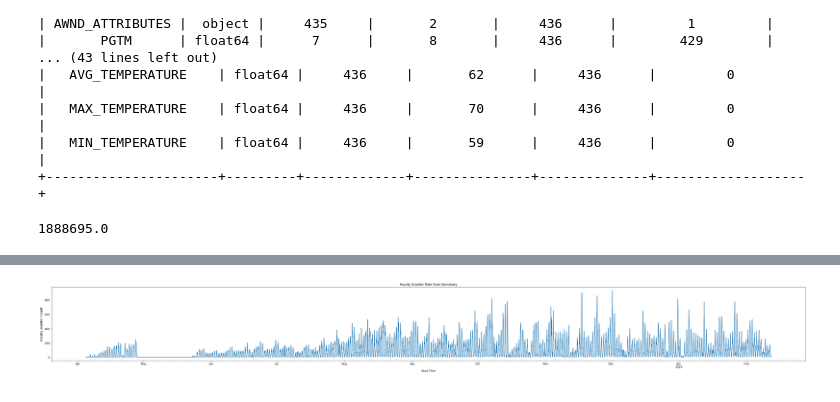
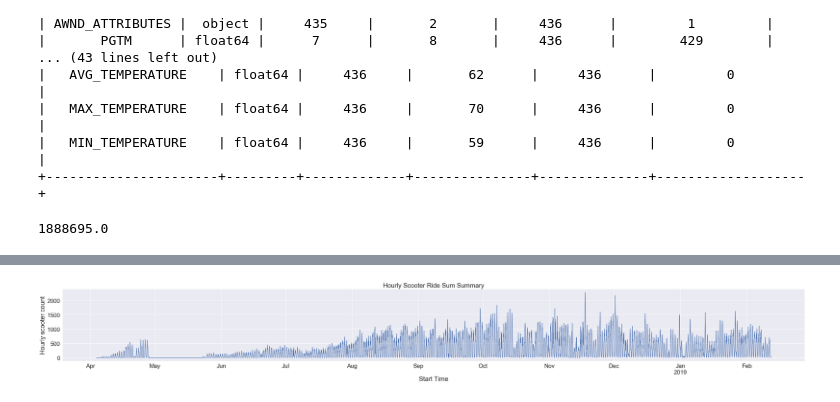
Before and after one commit to sameerabalay/Dockless_Mobility, a Jupyter notebook: src/Whole_Data_Set/Plots.ipynb, the cells around one changed output, grey strips where cells are left out. Saved outputs shown, nothing was run; the diff lists cells and outputs as text; code cells hidden in the pictures.

Commit message:
Added Plots and SARIMA model

```diff
--- a/src/Whole_Data_Set/Plots.ipynb
+++ b/src/Whole_Data_Set/Plots.ipynb
@@ -50,6 +50,7 @@ from sklearn.tree import DecisionTreeRegressor
 
 flatui = ["#5684A0", "#3498db","#9b59b6","#2ecc71" ,"#C93551", "#7EC581", "#D69CC2", "#BEC45F","#FCC38E", "#ED8A4C", "#997474","#8B878D"]
 sns.set_palette(flatui)
+sns.set(font_scale = 2)
 
 from scipy import signal
 from scipy import stats
@@ -154,5 +154,5 @@ plt.show()
 # %%
-
+sns.set(font_scale = 2)
 dd = pd.DataFrame({'trip_distance':trip_distance_value_count.index, 'count':trip_distance_value_count.values})
 
 bins2 = [-16724106.0, 161, 1601, 4828,8047, 16093, 804672]
@@ -165,17 +165,17 @@ prob_groups_log = np.log(prob_groups)
 
 plt.figure(figsize=(20,5))
 
-# sns.barplot(x=prob_groups.index, y=prob_groups.values)
+sns.barplot(x=prob_groups.index, y=prob_groups.values)
+plt.title('Trip Distance Summary')
+plt.ylabel('Scooter count')
+plt.xlabel('Trip Distance Categories')
+plt.savefig('../../output/Final/Trip_Distance_Summary.png')
+
+# sns.barplot(x=prob_groups_log.index, y=prob_groups_log.values)
 # plt.title('Trip Distance Summary')
-# plt.ylabel('Scooter count', fontsize=12)
+# plt.ylabel('Scooter count (Log Scale)', fontsize=12)
 # plt.xlabel('Trip Distance Categories', fontsize=12)
-# plt.savefig('../../output/Final/Trip_Distance_Summary.png')
-
-sns.barplot(x=prob_groups_log.index, y=prob_groups_log.values)
-plt.title('Trip Distance Summary')
-plt.ylabel('Scooter count (Log Scale)', fontsize=12)
-plt.xlabel('Trip Distance Categories', fontsize=12)
-plt.savefig('../../output/Final/Trip_Distance_Logarithmic_Summary.png')
+# plt.savefig('../../output/Final/Trip_Distance_Logarithmic_Summary.png')
 
 plt.show()
 # %% [output]
@@ -204,11 +193,0 @@ Name: count, dtype: int64
-# %%
-sns.set(color_codes=True)
-
-plt.figure(figsize=(20,5))
-sns.pairplot(dockless_data)
-plt.title('PairPlot of the whole data')
-plt.ylabel('Number of Occurrences', fontsize=12)
-plt.xlabel('Destination Cell ID', fontsize=12,rotation='horizontal')
-#plt.xticks(rotation=90)
-plt.savefig('../output/EDA/PairPlot.png')
-plt.show()
@@ -244,11 +221,11 @@ Name: count, dtype: int64
 # %%
 hourly = total_trip_counts.resample('H').sum()
 hourly.plot(style=['-', '--', ':'],figsize=(50, 5))
 plt.title('Hourly Scooter Ride Sum Summary')
-plt.ylabel('Hourly scooter count', fontsize=12)
+plt.ylabel('Hourly scooter count')
 plt.savefig('../../output/EDA/Top/Hourly_Scooter_Total_expanded.png')
 # %% [output]
-[figure, old version]
+[figure, new version]
 # %%
 hourly.max()
 # %% [output]
```
Also changed, not shown: parts of 21 cells of this notebook, 33 other files.
